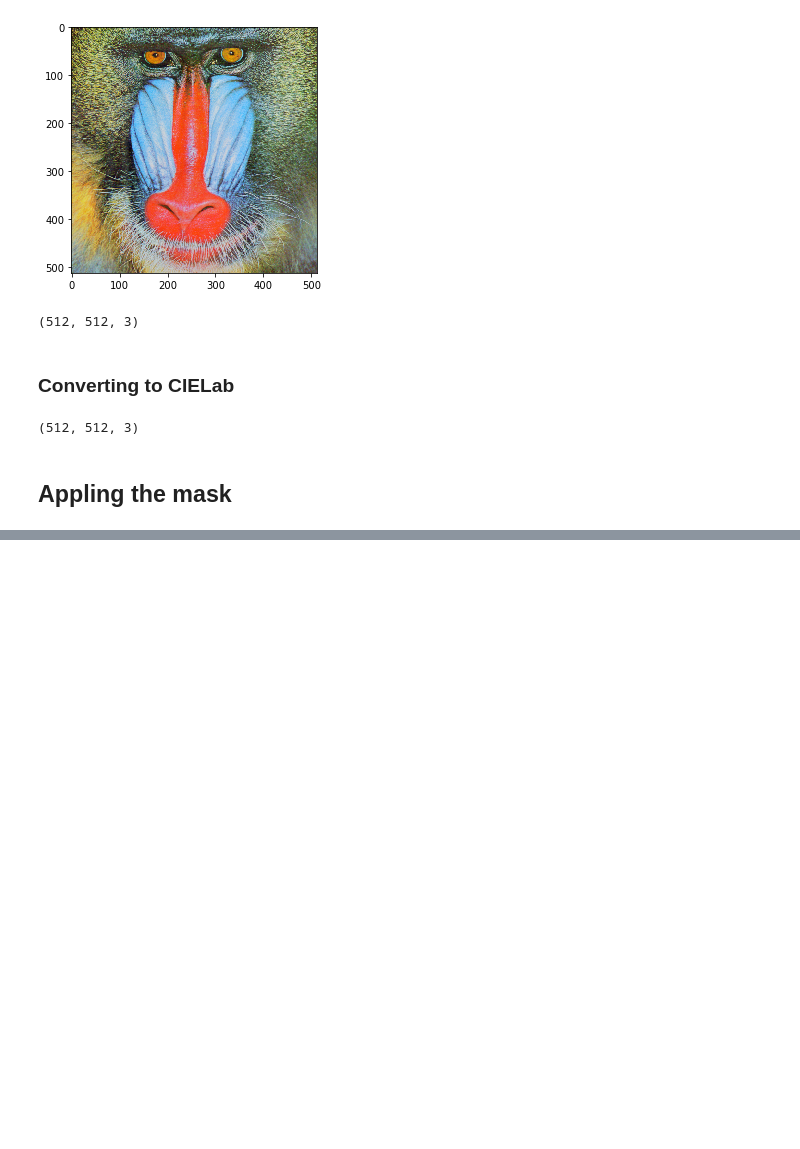
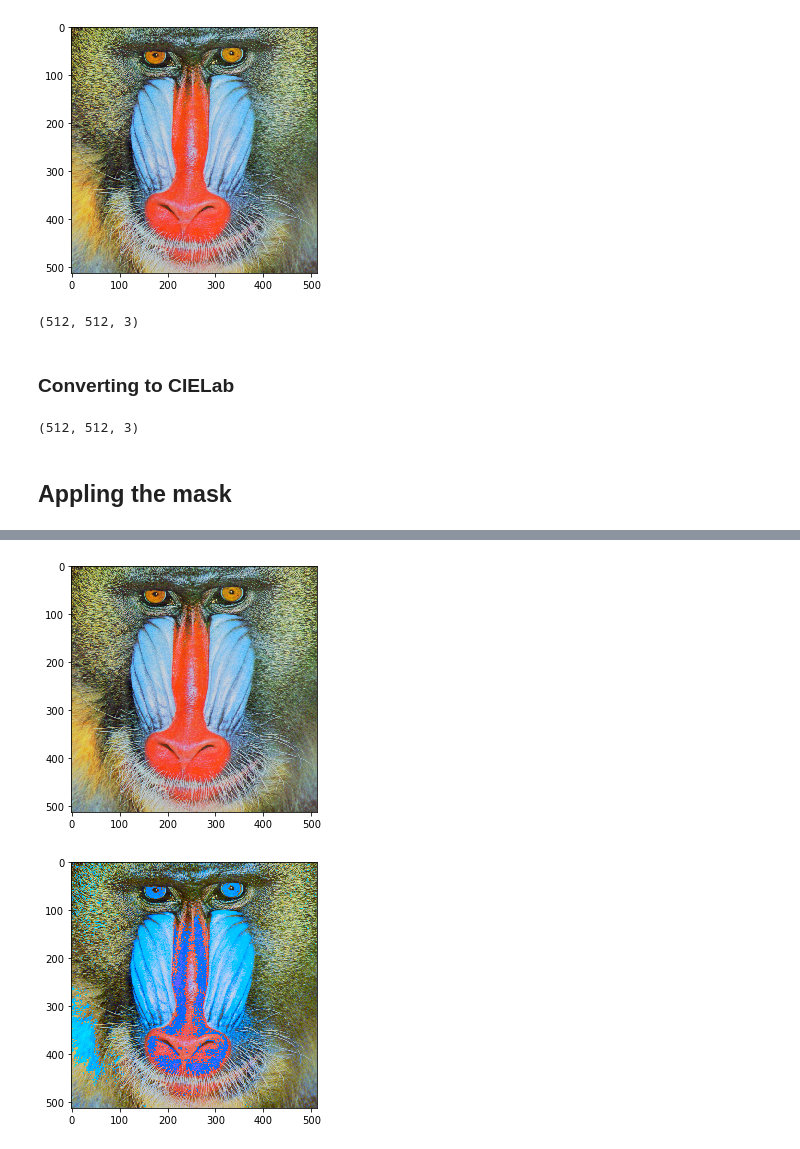
Before and after one commit to lstival/mo443, a Jupyter notebook: t2.ipynb, the cells around one changed output, grey strips where cells are left out. Drawn from its saved outputs; the diff is of its cells as text; code cells hidden in the pictures; blank space fills up the shorter version.

```diff
--- a/t2.ipynb
+++ b/t2.ipynb
@@ -60,0 +61,11 @@ for row in range(luminance.shape[0]-1):
+# %%
+def mask_Steinberg(luminance, erro, row, collumn):
+    """
+    Apply the Floyd e Steinberg in a pixel of the image, and return the luminance and erro;
+    """
+    luminance[row+1][collumn] = luminance[row+1][collumn] + (7/16) * erro[row+1][collumn]
+    luminance[row-1][collumn-1] = luminance[row-1][collumn-1] + (3/16) * erro[row-1][collumn-1]
+    luminance[row][collumn+1] = luminance[row][collumn+1] + (5/16) * erro[row][collumn+1]
+    luminance[row+1][collumn+1] = luminance[row+1][collumn+1] + (1/16) * erro[row+1][collumn+1]
+
+    return luminance, erro
@@ -61 +205,16 @@ for row in range(luminance.shape[0]-1):
+# %%
+#Floyd e Steinberg Result
+lab_Steinberg = lab.copy()
+luminance_Steinberg = luminance.copy()
+g_Steinberg = luminance.copy()
+
+luminance_Steinberg = create_middle_tons(luminance_Steinberg, g_Steinberg, erro, mask_Steinberg)
+lab_Steinberg[:,:,2] = luminance_Steinberg
+io.imshow(img)
+io.show()
+io.imshow(color.lab2rgb(lab_Steinberg))
+io.show()
+# %% [output]
+[figure, added]
+[figure, added]
 # %%
```
Also changed, not shown: parts of 17 cells of this notebook.
